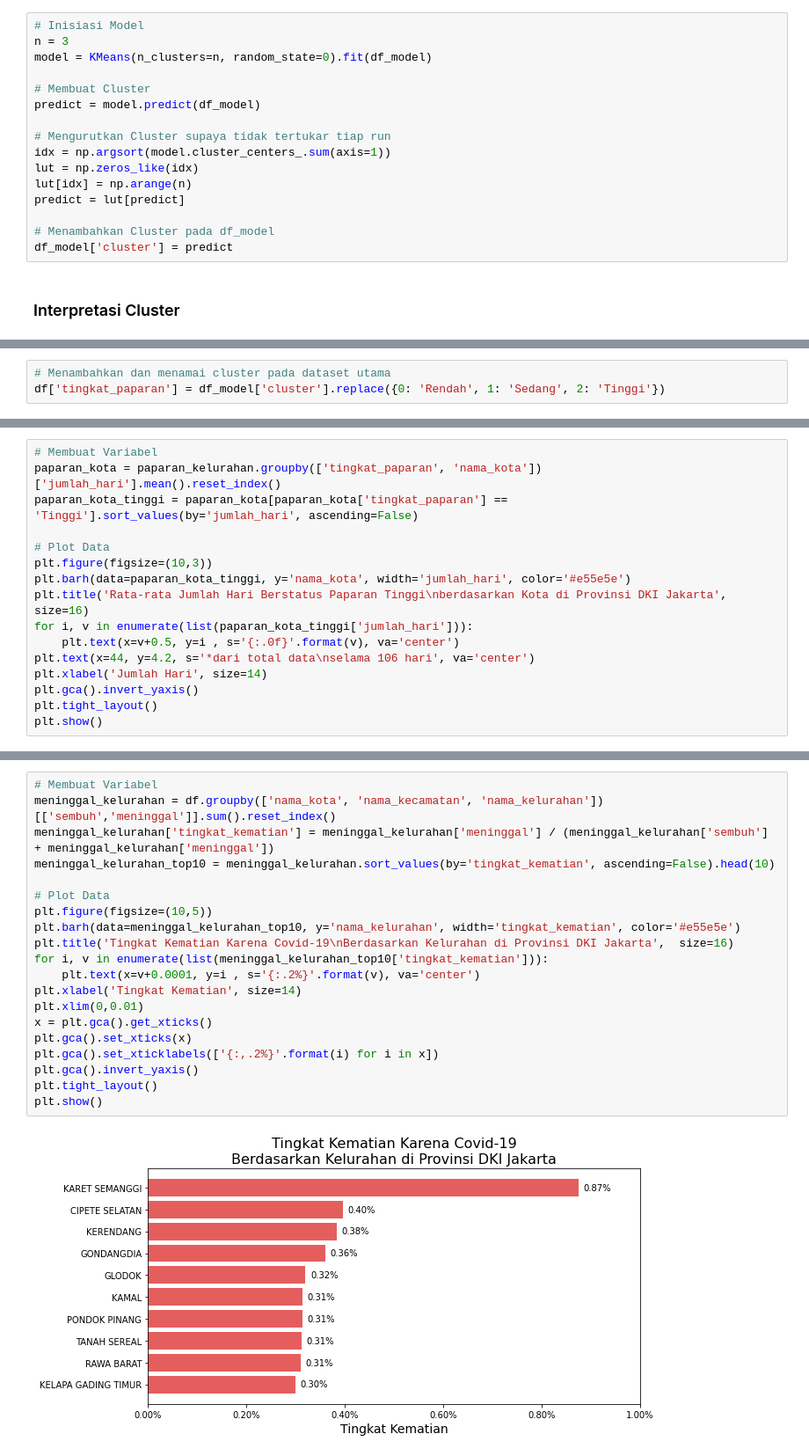
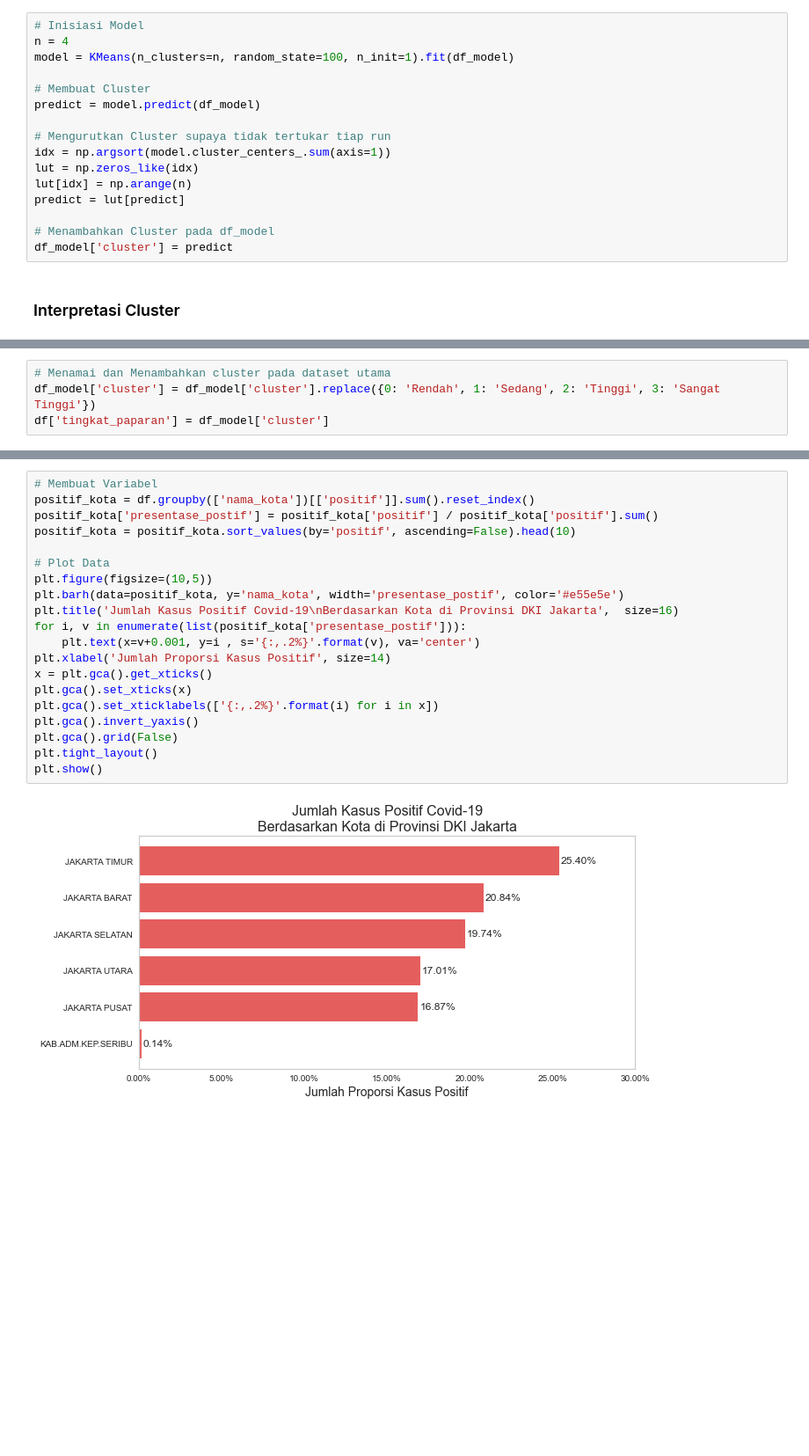
Before and after one commit to dikoharyadhanto/Project-Lomba, a Jupyter notebook: clustering.ipynb, the cells around one changed output, grey strips where cells are left out. Shown at 88% size. Cells and saved outputs as stored; diff of their text form; blank space fills up the shorter version.

```diff
--- a/clustering.ipynb
+++ b/clustering.ipynb
@@ -137,8 +166,8 @@ Jika menggunakan elbow method, jumlah cluster yang disarankan untuk clustering k
 ### Membuat Model
 # %%
 # Inisiasi Model
-n = 3
-model = KMeans(n_clusters=n, random_state=0).fit(df_model)
+n = 4
+model = KMeans(n_clusters=n, random_state=100, n_init=1).fit(df_model)
 
 # Membuat Cluster
 predict = model.predict(df_model)
@@ -173,5 +202,6 @@ Berdasarkan distribusi tiap variabel, kita bisa melihat pengelompokkan tiap clus
 
 Setelah mengetahui karakteristik cluster, kita bisa menamai cluster masing-masing seusai tingkat paparannya.
 # %%
-# Menambahkan dan menamai cluster pada dataset utama
-df['tingkat_paparan'] = df_model['cluster'].replace({0: 'Rendah', 1: 'Sedang', 2: 'Tinggi'})
+# Menamai dan Menambahkan cluster pada dataset utama
+df_model['cluster'] = df_model['cluster'].replace({0: 'Rendah', 1: 'Sedang', 2: 'Tinggi', 3: 'Sangat Tinggi'})
+df['tingkat_paparan'] = df_model['cluster']
@@ -204,16 +207,0 @@ Di tingkat kelurahan, beberapa kelurahan berada pada tingkat paparan tinggi sela
-# %%
-# Membuat Variabel
-paparan_kota = paparan_kelurahan.groupby(['tingkat_paparan', 'nama_kota'])['jumlah_hari'].mean().reset_index()
-paparan_kota_tinggi = paparan_kota[paparan_kota['tingkat_paparan'] == 'Tinggi'].sort_values(by='jumlah_hari', ascending=False)
-
-# Plot Data
-plt.figure(figsize=(10,3))
-plt.barh(data=paparan_kota_tinggi, y='nama_kota', width='jumlah_hari', color='#e55e5e')
-plt.title('Rata-rata Jumlah Hari Berstatus Paparan Tinggi\nberdasarkan Kota di Provinsi DKI Jakarta',  size=16)
-for i, v in enumerate(list(paparan_kota_tinggi['jumlah_hari'])):
-    plt.text(x=v+0.5, y=i , s='{:.0f}'.format(v), va='center')
-plt.text(x=44, y=4.2, s='*dari total data\nselama 106 hari', va='center')
-plt.xlabel('Jumlah Hari', size=14)
-plt.gca().invert_yaxis()
-plt.tight_layout()
-plt.show()
@@ -228,23 +229,23 @@ Jika berdasarkan jumlah rata-rata, tiap daerah di Jakarta Utara masuk ke dalam s
 # %%
 # Membuat Variabel
-meninggal_kelurahan = df.groupby(['nama_kota', 'nama_kecamatan', 'nama_kelurahan'])[['sembuh','meninggal']].sum().reset_index()
-meninggal_kelurahan['tingkat_kematian'] = meninggal_kelurahan['meninggal'] / (meninggal_kelurahan['sembuh'] + meninggal_kelurahan['meninggal'])
-meninggal_kelurahan_top10 = meninggal_kelurahan.sort_values(by='tingkat_kematian', ascending=False).head(10)
+positif_kota = df.groupby(['nama_kota'])[['positif']].sum().reset_index()
+positif_kota['presentase_postif'] = positif_kota['positif'] / positif_kota['positif'].sum()
+positif_kota = positif_kota.sort_values(by='positif', ascending=False).head(10)
 
 # Plot Data
 plt.figure(figsize=(10,5))
-plt.barh(data=meninggal_kelurahan_top10, y='nama_kelurahan', width='tingkat_kematian', color='#e55e5e')
-plt.title('Tingkat Kematian Karena Covid-19\nBerdasarkan Kelurahan di Provinsi DKI Jakarta',  size=16)
-for i, v in enumerate(list(meninggal_kelurahan_top10['tingkat_kematian'])):
-    plt.text(x=v+0.0001, y=i , s='{:.2%}'.format(v), va='center')
-plt.xlabel('Tingkat Kematian', size=14)
-plt.xlim(0,0.01)
+plt.barh(data=positif_kota, y='nama_kota', width='presentase_postif', color='#e55e5e')
+plt.title('Jumlah Kasus Positif Covid-19\nBerdasarkan Kota di Provinsi DKI Jakarta',  size=16)
+for i, v in enumerate(list(positif_kota['presentase_postif'])):
+    plt.text(x=v+0.001, y=i , s='{:,.2%}'.format(v), va='center')
+plt.xlabel('Jumlah Proporsi Kasus Positif', size=14)
 x = plt.gca().get_xticks()
 plt.gca().set_xticks(x)
 plt.gca().set_xticklabels(['{:,.2%}'.format(i) for i in x])
 plt.gca().invert_yaxis()
+plt.gca().grid(False)
 plt.tight_layout()
 plt.show()
 # %% [output]
-[figure, old version]
+[figure, new version]
 # %% [markdown]
```
Also changed, not shown: parts of 35 cells of this notebook, 1 other file.
